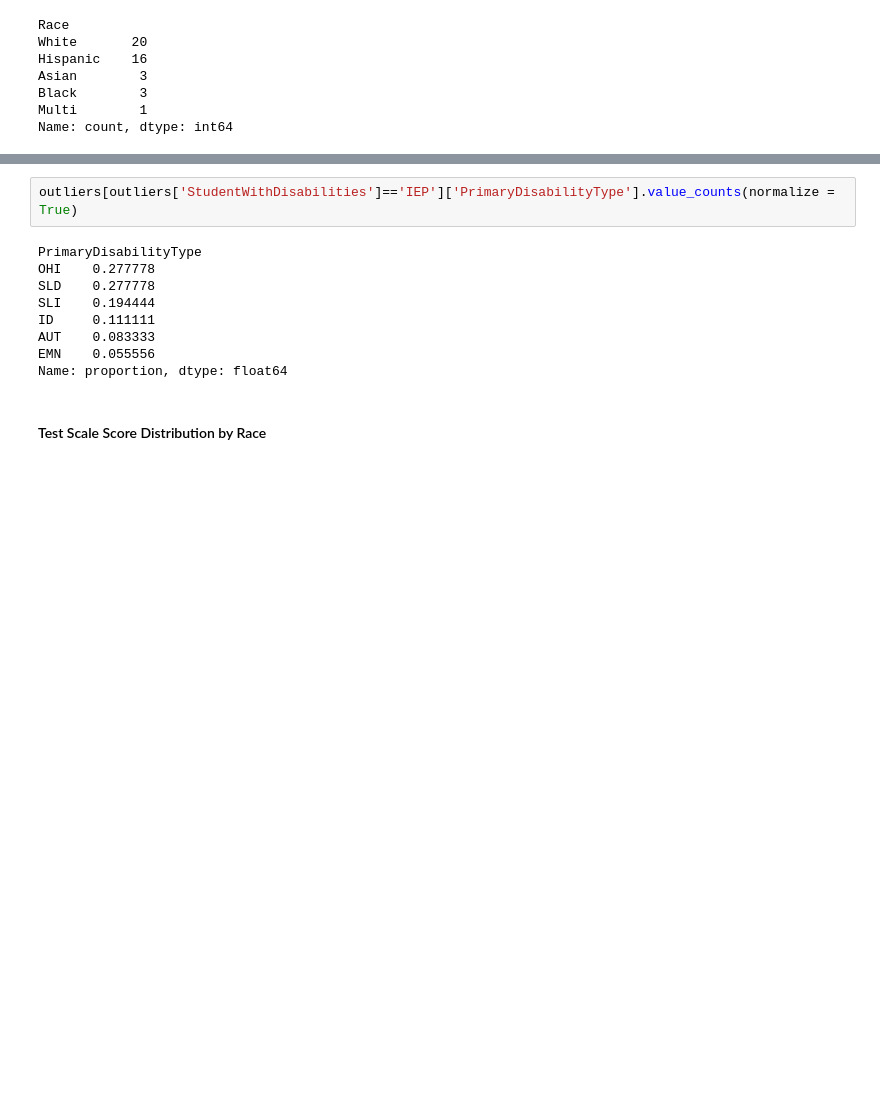
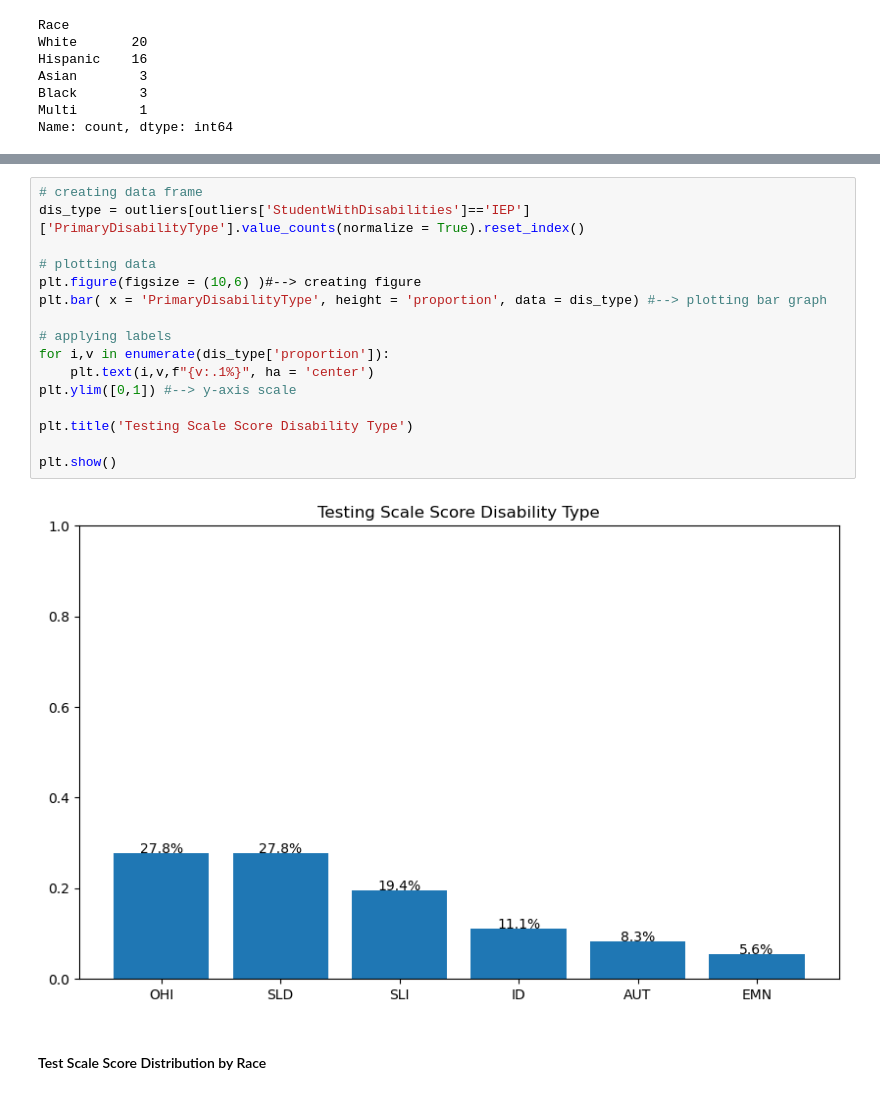
Before and after one commit to Scipio94/LEA-NJSLA-Spr-25-Analysis, a Jupyter notebook: NJSLA_Spr_25_ELA_Analysis.ipynb, the cells around one changed output, grey strips where cells are left out. Cells and saved outputs as stored; diff of their text form; blank space fills up the shorter version.

```diff
--- a/NJSLA_Spr_25_ELA_Analysis.ipynb
+++ b/NJSLA_Spr_25_ELA_Analysis.ipynb
@@ -369,14 +371,21 @@ Name: proportion, dtype: float64
 # %%
-outliers[outliers['StudentWithDisabilities']=='IEP']['PrimaryDisabilityType'].value_counts(normalize = True)
+# creating data frame
+dis_type = outliers[outliers['StudentWithDisabilities']=='IEP']['PrimaryDisabilityType'].value_counts(normalize = True).reset_index()
+
+# plotting data
+plt.figure(figsize = (10,6) )#--> creating figure
+plt.bar( x = 'PrimaryDisabilityType', height = 'proportion', data = dis_type) #--> plotting bar graph
+
+# applying labels
+for i,v in enumerate(dis_type['proportion']):
+    plt.text(i,v,f"{v:.1%}", ha = 'center')
+plt.ylim([0,1]) #--> y-axis scale
+
+plt.title('Testing Scale Score Disability Type')
+
+plt.show()
 # %% [output]
-PrimaryDisabilityType
-OHI    0.277778
-SLD    0.277778
-SLI    0.194444
-ID     0.111111
-AUT    0.083333
-EMN    0.055556
-Name: proportion, dtype: float64
+[figure, added]
 # %% [markdown]
 #### Test Scale Score Distribution by Race
 # %%
```
Also changed, not shown: parts of 5 cells of this notebook, 1 other file.
